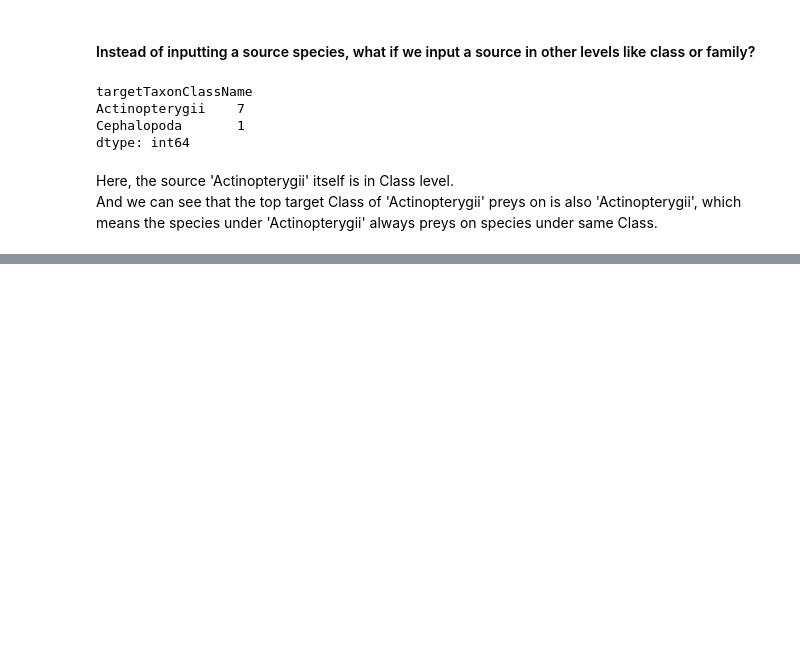
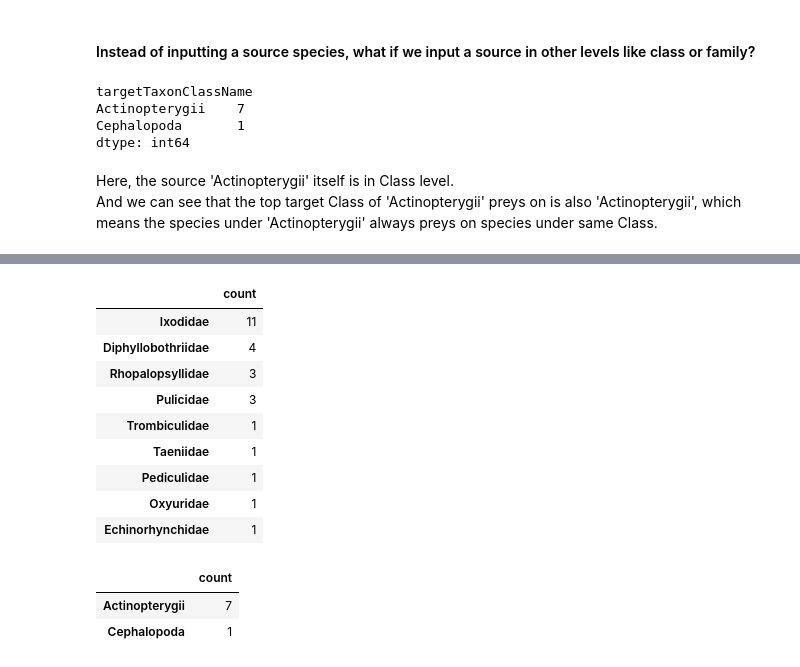
Before and after one commit to cabinetofcuriosity/globi_explore, a Jupyter notebook: notebook/with_new_tsv/Globi_exploration_new.ipynb, the cells around one changed output, grey strips where cells are left out. Drawn from its saved outputs; the diff is of its cells as text; code cells hidden in the pictures; blank space fills up the shorter version.

```diff
--- a/notebook/with_new_tsv/Globi_exploration_new.ipynb
+++ b/notebook/with_new_tsv/Globi_exploration_new.ipynb
@@ -192,0 +249,19 @@ And we can see that the top target Class of 'Actinopterygii' preys on is also 'A
+# %%
+wiki('Homo sapiens', 'hostOf', 'targetTaxonFamilyName')
+# %% [output]
+|  | count |
+| Ixodidae | 11 |
+| Diphyllobothriidae | 4 |
+| Rhopalopsyllidae | 3 |
+| Pulicidae | 3 |
+| Trombiculidae | 1 |
+| Taeniidae | 1 |
+| Pediculidae | 1 |
+| Oxyuridae | 1 |
+| Echinorhynchidae | 1 |
+# %%
+wiki('Actinopterygii', 'preysOn', 'targetTaxonClassName')
+# %% [output]
+|  | count |
+| Actinopterygii | 7 |
+| Cephalopoda | 1 |
```
Also changed, not shown: parts of 6 cells of this notebook.
